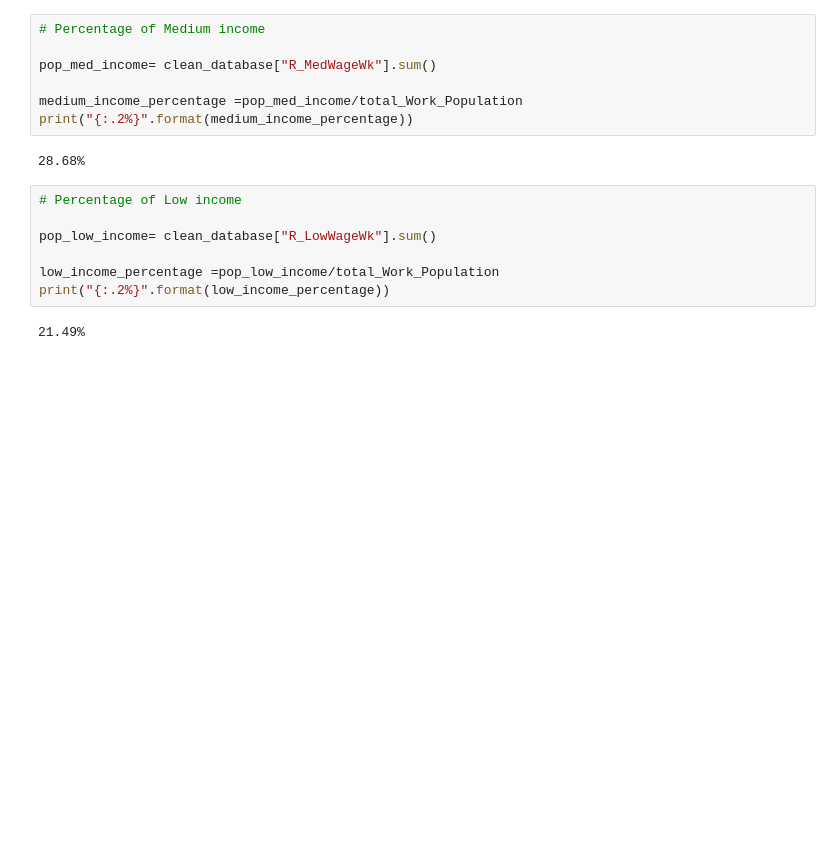
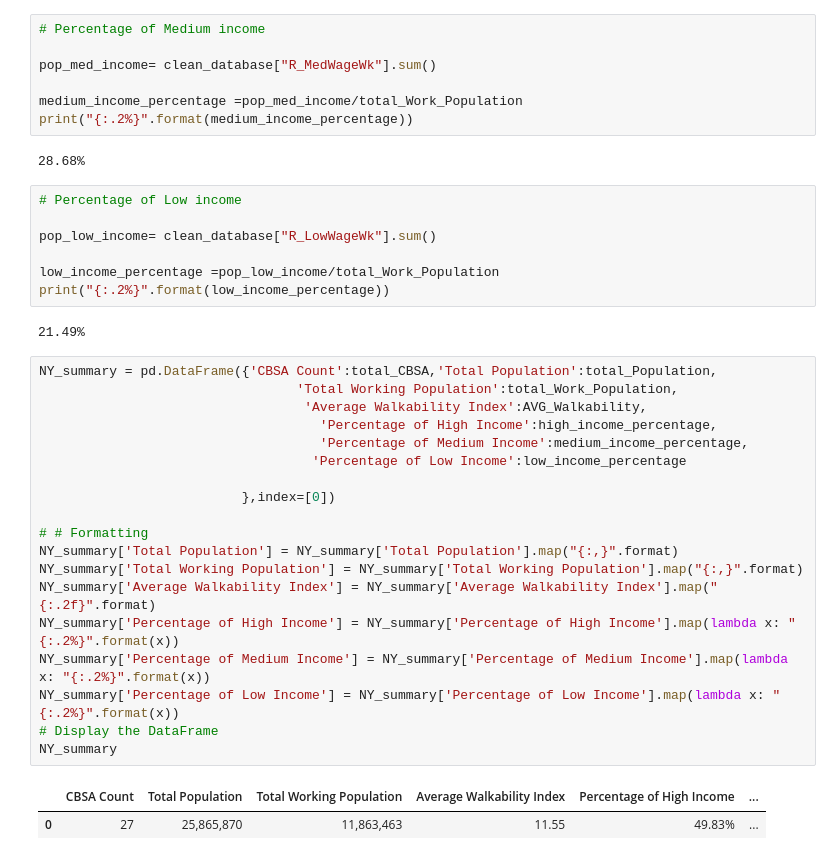
Before and after one commit to fgsalomao/Study---Immigrant-housing-by-class, a Jupyter notebook: NY-walkability.ipynb, the cells around one changed output. Saved outputs shown, nothing was run; the diff lists cells and outputs as text; blank space fills up the shorter version.

Commit message:
added ' levels of walkability' to dataset and created NY summary on notebook

```diff
--- a/NY-walkability.ipynb
+++ b/NY-walkability.ipynb
@@ -260,3 +293,25 @@ low_income_percentage =pop_low_income/total_Work_Population
 print("{:.2%}".format(low_income_percentage))
 # %% [output]
 21.49%
+# %%
+NY_summary = pd.DataFrame({'CBSA Count':total_CBSA,'Total Population':total_Population,
+                                 'Total Working Population':total_Work_Population,
+                                  'Average Walkability Index':AVG_Walkability,
+                                    'Percentage of High Income':high_income_percentage,
+                                    'Percentage of Medium Income':medium_income_percentage,
+                                   'Percentage of Low Income':low_income_percentage
+
+                          },index=[0])
+
+# # Formatting
+NY_summary['Total Population'] = NY_summary['Total Population'].map("{:,}".format)
+NY_summary['Total Working Population'] = NY_summary['Total Working Population'].map("{:,}".format)
+NY_summary['Average Walkability Index'] = NY_summary['Average Walkability Index'].map("{:.2f}".format)
+NY_summary['Percentage of High Income'] = NY_summary['Percentage of High Income'].map(lambda x: "{:.2%}".format(x))
+NY_summary['Percentage of Medium Income'] = NY_summary['Percentage of Medium Income'].map(lambda x: "{:.2%}".format(x))
+NY_summary['Percentage of Low Income'] = NY_summary['Percentage of Low Income'].map(lambda x: "{:.2%}".format(x))
+# Display the DataFrame
+NY_summary
+# %% [output]
+|  | CBSA Count | Total Population | Total Working Population | Average Walkability Index | Percentage of High Income | ... |
+| 0 | 27 | 25,865,870 | 11,863,463 | 11.55 | 49.83% | ... |
```
Also changed, not shown: parts of 4 cells of this notebook, 1 other file.
